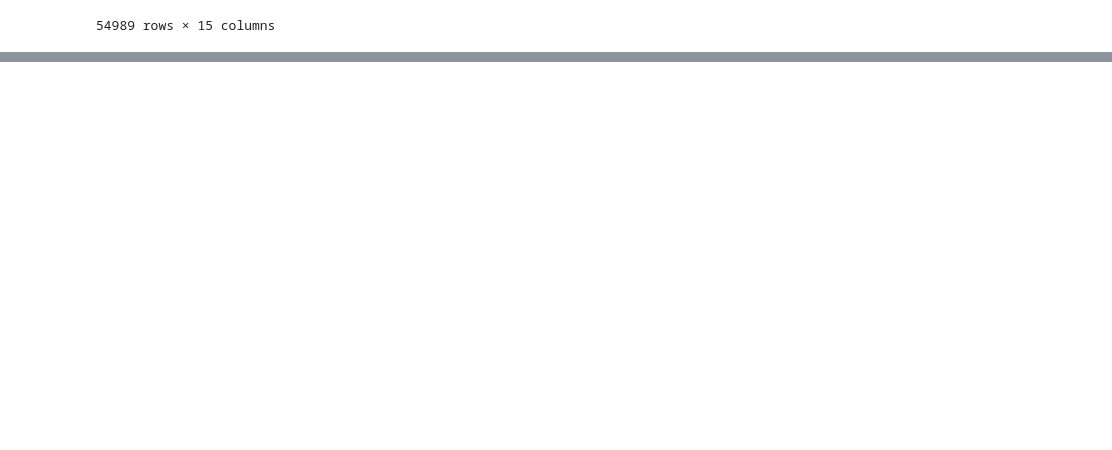
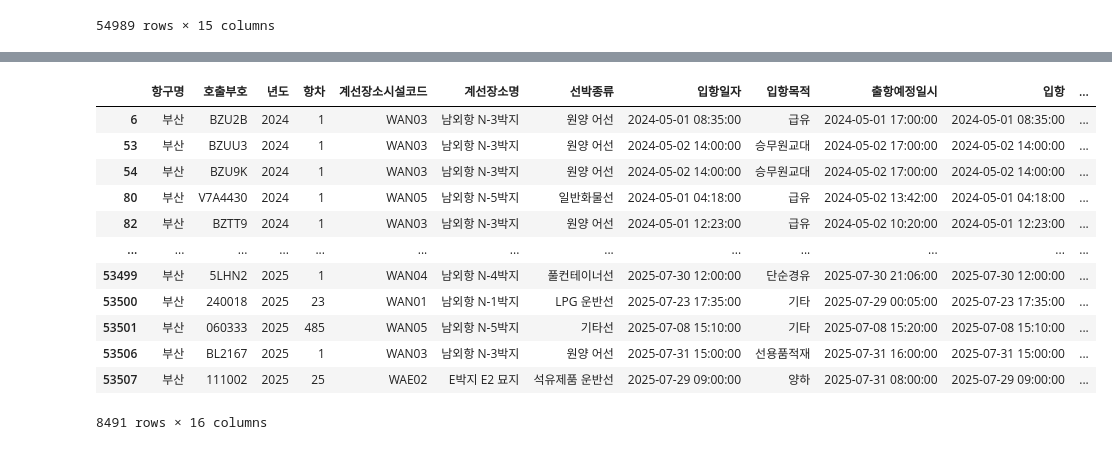
Before and after one commit to dorothy1088/smartport, a Jupyter notebook: bottle_neck.ipynb, the cells around one changed output, grey strips where cells are left out. Cells and saved outputs as stored; diff of their text form; code cells hidden in the pictures; blank space fills up the shorter version.

```diff
--- a/bottle_neck.ipynb
+++ b/bottle_neck.ipynb
@@ -410,0 +553,16 @@ calls
+# %%
+calls[calls['시설이용구분']=='수역 W']
+# %% [output]
+|  | 항구명 | 호출부호 | 년도 | 항차 | 계선장소시설코드 | 계선장소명 | 선박종류 | 입항일자 | 입항목적 | 출항예정일시 | 입항 | ... |
+| 6 | 부산 | BZU2B | 2024 | 1 | WAN03 | 남외항 N-3박지 | 원양 어선 | 2024-05-01 08:35:00 | 급유 | 2024-05-01 17:00:00 | 2024-05-01 08:35:00 | ... |
+| 53 | 부산 | BZUU3 | 2024 | 1 | WAN03 | 남외항 N-3박지 | 원양 어선 | 2024-05-02 14:00:00 | 승무원교대 | 2024-05-02 17:00:00 | 2024-05-02 14:00:00 | ... |
+| 54 | 부산 | BZU9K | 2024 | 1 | WAN03 | 남외항 N-3박지 | 원양 어선 | 2024-05-02 14:00:00 | 승무원교대 | 2024-05-02 17:00:00 | 2024-05-02 14:00:00 | ... |
+| 80 | 부산 | V7A4430 | 2024 | 1 | WAN05 | 남외항 N-5박지 | 일반화물선 | 2024-05-01 04:18:00 | 급유 | 2024-05-02 13:42:00 | 2024-05-01 04:18:00 | ... |
+| 82 | 부산 | BZTT9 | 2024 | 1 | WAN03 | 남외항 N-3박지 | 원양 어선 | 2024-05-01 12:23:00 | 급유 | 2024-05-02 10:20:00 | 2024-05-01 12:23:00 | ... |
+| ... | ... | ... | ... | ... | ... | ... | ... | ... | ... | ... | ... | ... |
+| 53499 | 부산 | 5LHN2 | 2025 | 1 | WAN04 | 남외항 N-4박지 | 풀컨테이너선 | 2025-07-30 12:00:00 | 단순경유 | 2025-07-30 21:06:00 | 2025-07-30 12:00:00 | ... |
+| 53500 | 부산 | 240018 | 2025 | 23 | WAN01 | 남외항 N-1박지 | LPG 운반선 | 2025-07-23 17:35:00 | 기타 | 2025-07-29 00:05:00 | 2025-07-23 17:35:00 | ... |
+| 53501 | 부산 | 060333 | 2025 | 485 | WAN05 | 남외항 N-5박지 | 기타선 | 2025-07-08 15:10:00 | 기타 | 2025-07-08 15:20:00 | 2025-07-08 15:10:00 | ... |
+| 53506 | 부산 | BL2167 | 2025 | 1 | WAN03 | 남외항 N-3박지 | 원양 어선 | 2025-07-31 15:00:00 | 선용품적재 | 2025-07-31 16:00:00 | 2025-07-31 15:00:00 | ... |
+| 53507 | 부산 | 111002 | 2025 | 25 | WAE02 | E박지 E2 묘지 | 석유제품 운반선 | 2025-07-29 09:00:00 | 양하 | 2025-07-31 08:00:00 | 2025-07-29 09:00:00 | ... |
+8491 rows × 16 columns
```
Also changed, not shown: parts of 25 cells of this notebook.
